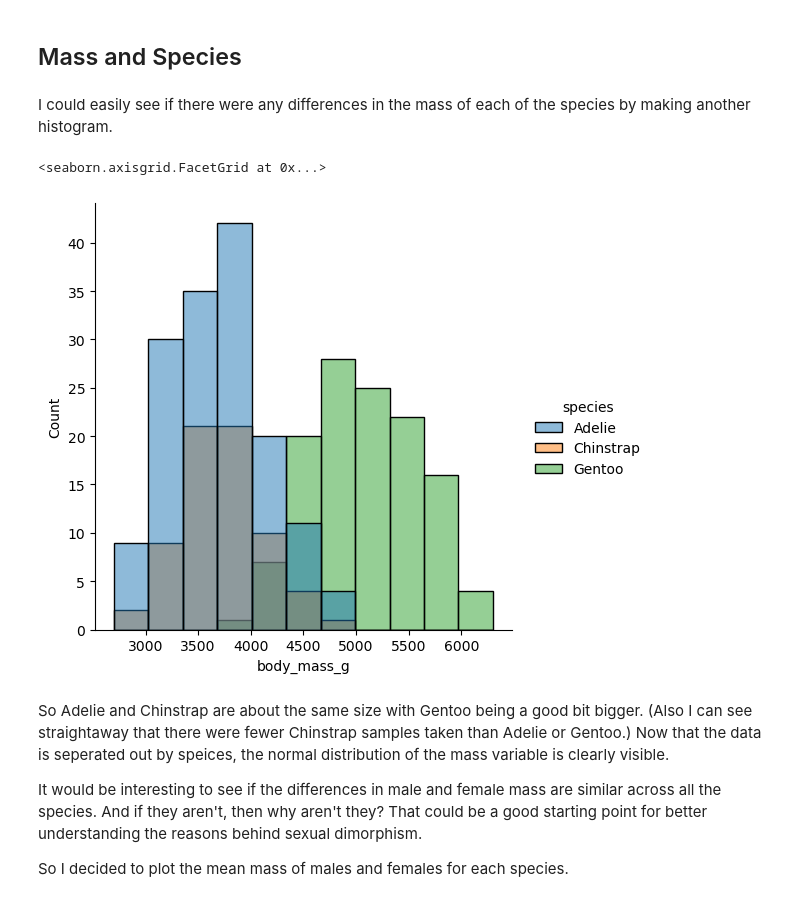
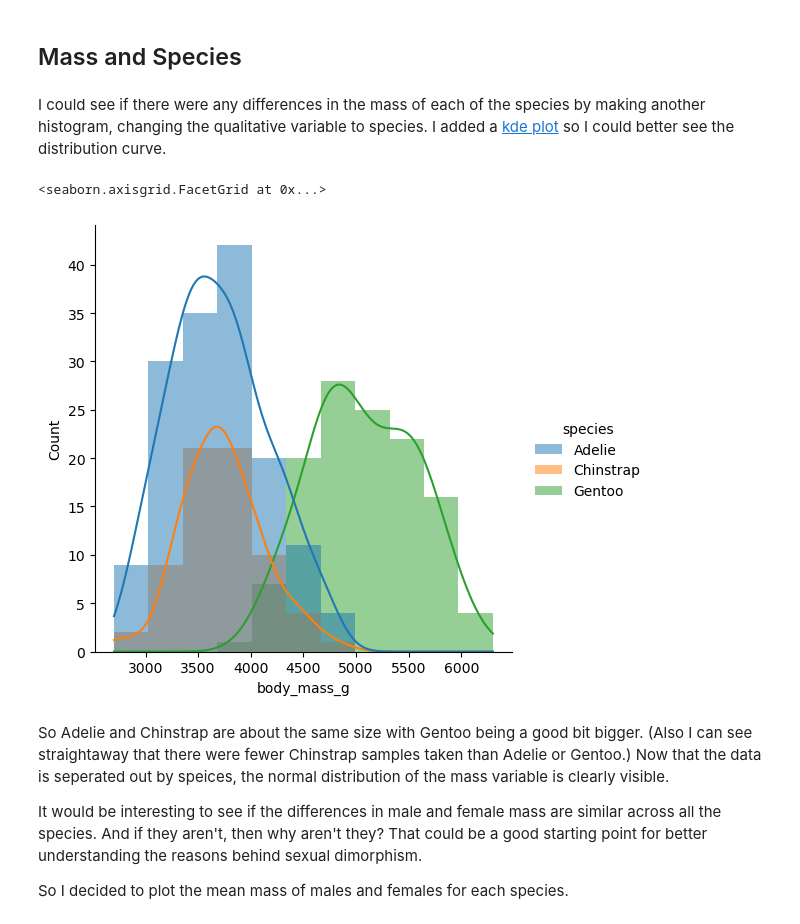
Before and after one commit to morgam7/poda-mywork, a Jupyter notebook: penguins.ipynb, the cells around one changed output. Drawn from its saved outputs; the diff is of its cells as text; code cells hidden in the pictures.

```diff
--- a/penguins.ipynb
+++ b/penguins.ipynb
@@ -159,14 +159,14 @@ But then I remembered that the dataset contained three species and if there were
 # %% [markdown]
 ## Mass and Species
 # %% [markdown]
-I could easily see if there were any differences in the mass of each of the species by making another histogram.
+I could see if there were any differences in the mass of each of the species by making another histogram, changing the qualitative variable to species. I added a [kde plot](https://www.geeksforgeeks.org/seaborn-kdeplot-a-comprehensive-guide/) so I could better see the distribution curve.
 # %%
 # Changing the hue to species to see if there are difference in mass between the species.
-
-sns.displot(data=df, x="body_mass_g", hue="species")
+# Adding kde plot to better see distribution
+sns.displot(data=df, x="body_mass_g", hue="species", linewidth=0, kde=True)
 # %% [output]
 <seaborn.axisgrid.FacetGrid at 0x...>
-[figure, old version]
+[figure, new version]
 # %% [markdown]
 So Adelie and Chinstrap are about the same size with Gentoo being a good bit bigger. (Also I can see straightaway that there were fewer Chinstrap samples taken than Adelie or Gentoo.) Now that the data is seperated out by speices, the normal distribution of the mass variable is clearly visible.
 
```
Also changed, not shown: parts of 12 cells of this notebook.
